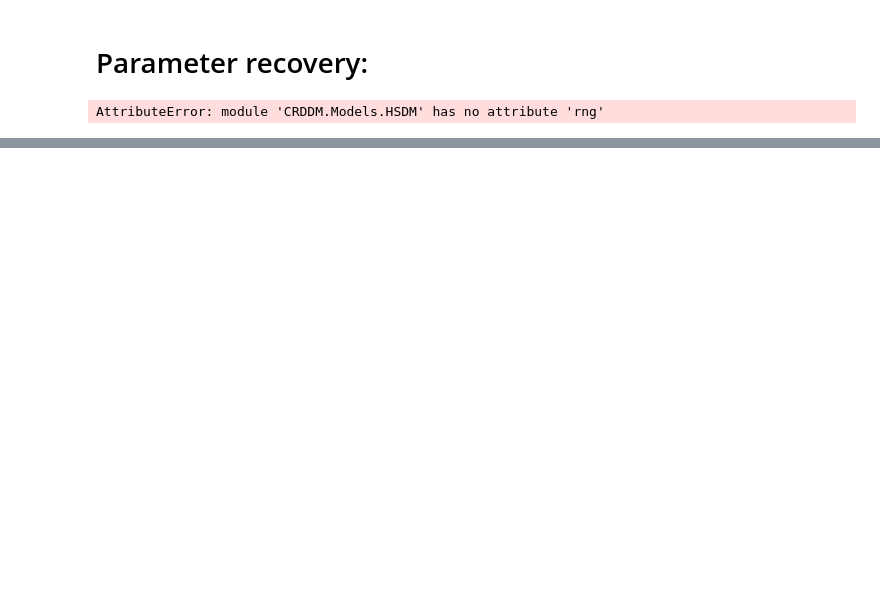
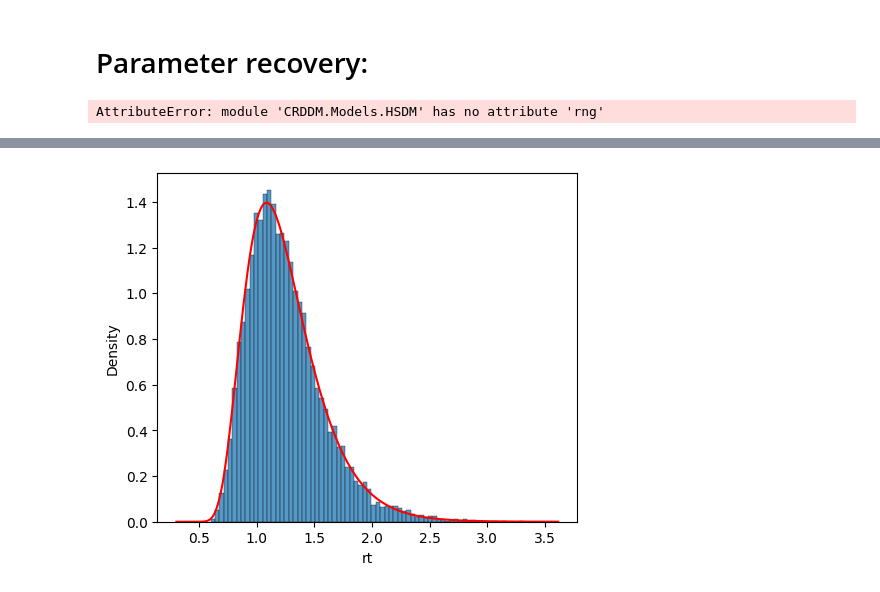
Before and after one commit to AmirHoseinHadian/CRDDM, a Jupyter notebook: docs/3 - Hyper-spherical diffusion model.ipynb, the cells around one changed output, grey strips where cells are left out. Saved outputs shown, nothing was run; the diff lists cells and outputs as text; code cells hidden in the pictures; blank space fills up the shorter version.

```diff
--- a/docs/3 - Hyper-spherical diffusion model.ipynb
+++ b/docs/3 - Hyper-spherical diffusion model.ipynb
@@ -145,0 +150,13 @@ plt.ylabel(r'$\mu_i$ estimate');
+# %%
+threshold = 3
+decay = 0.1
+drift_vector = np.array([1, 2, 1, 0])
+ndt = 0.3
+
+model = HSDM.CollapsingThresholdHSDM()
+
+df = model.simulate(threshold,
+                    decay,
+                    drift_vector,
+                    ndt,
+                    n_sample=10000)
@@ -145,0 +179,8 @@ plt.ylabel(r'$\mu_i$ estimate');
+# %%
+plt.figure(figsize=(9, 4), layout='constrained')
+plt.subplot(121)
+t = np.linspace(0, df['rt'].max(), 200)
+plt.plot(t+ndt, model.response_time_pdf(t, threshold, decay, drift_vector), color='red')
+sns.histplot(df['rt'], stat='density');
+# %% [output]
+[figure, added]
```
Also changed, not shown: parts of 6 cells of this notebook, 5 other files.
